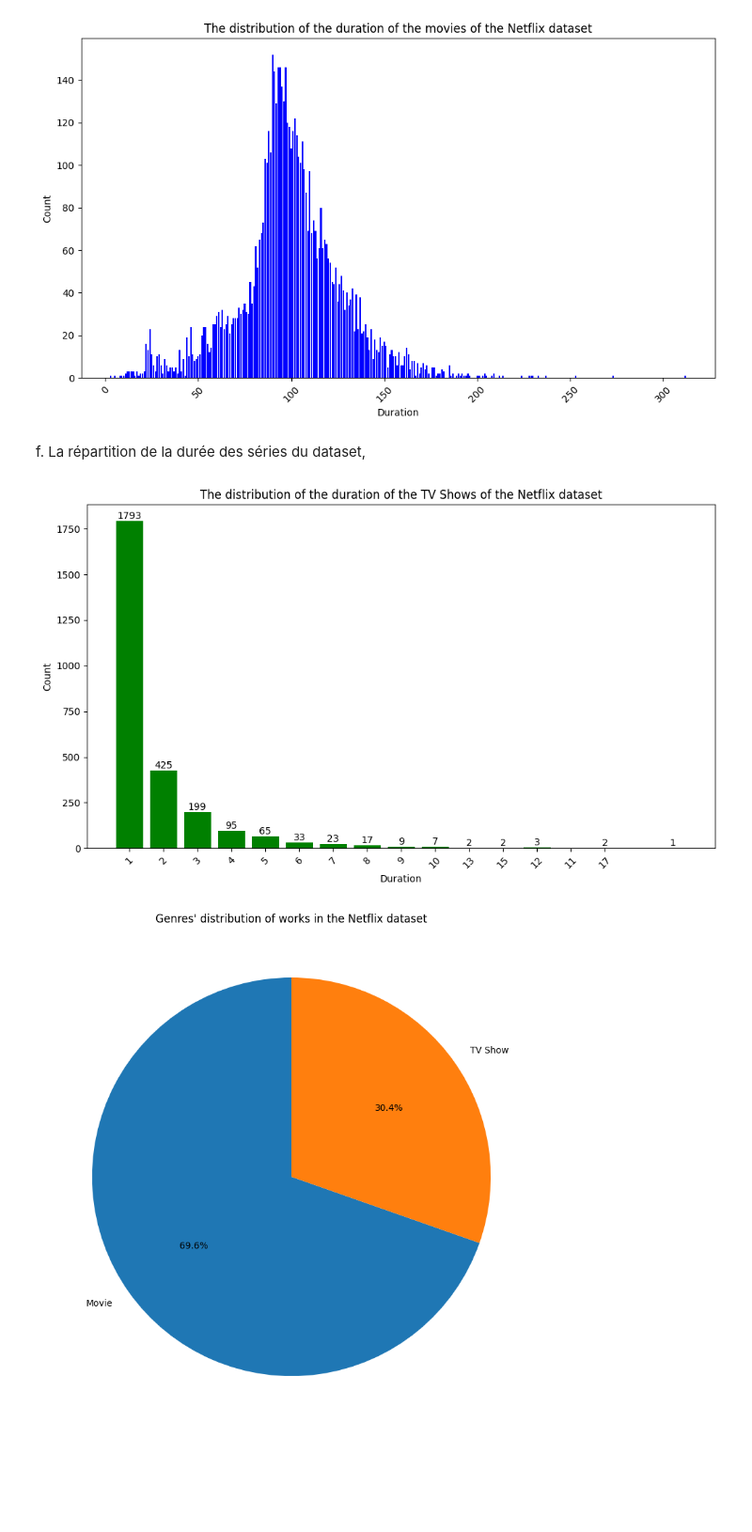
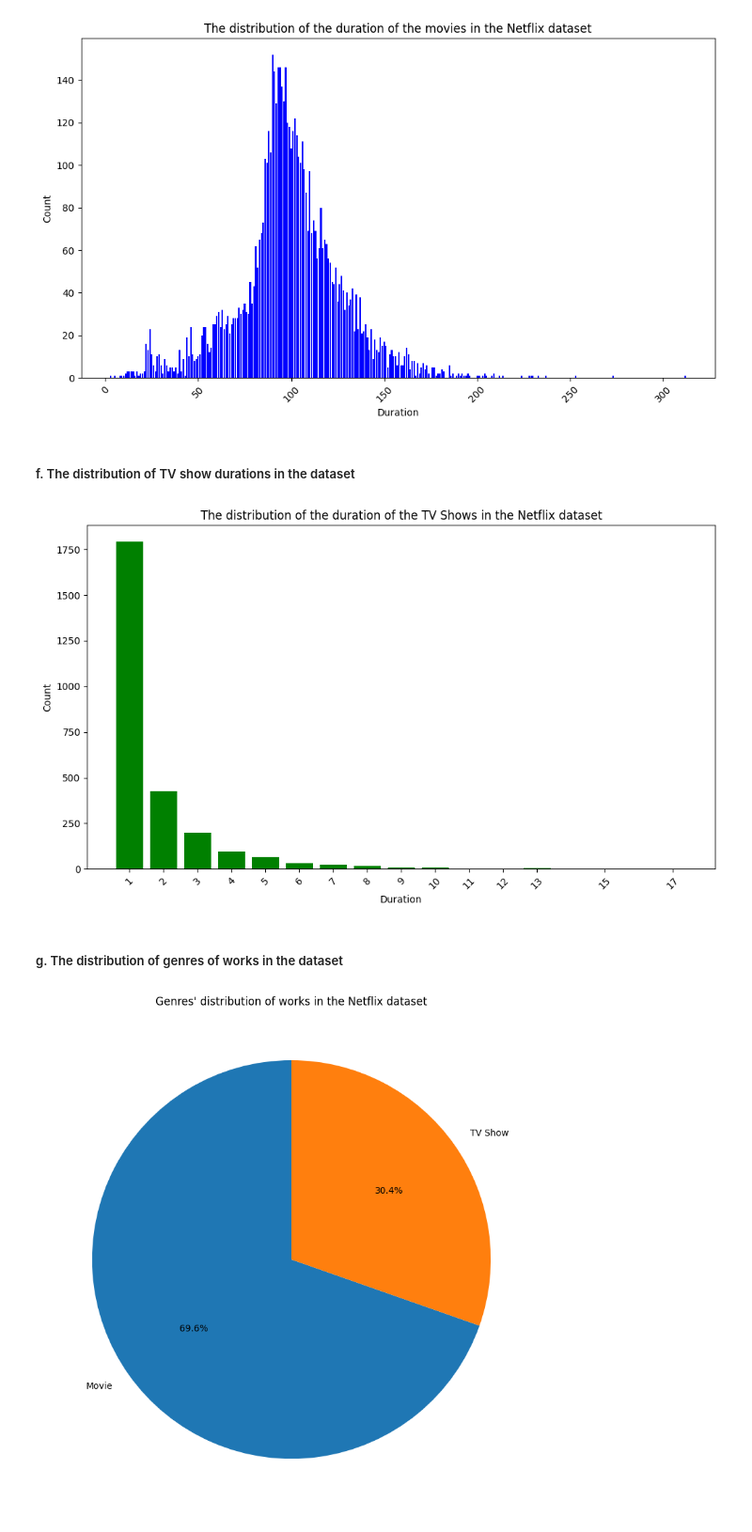
Before and after one commit to isabellek-source/Netflix_insights, a Jupyter notebook: Netflix_Data_Analysis.ipynb, the cells around one changed output. Shown at 94% size. Cells and saved outputs as stored; diff of their text form; code cells hidden in the pictures; blank space fills up the shorter version.

```diff
--- a/Netflix_Data_Analysis.ipynb
+++ b/Netflix_Data_Analysis.ipynb
@@ -323,0 +687,12 @@ Name: count, dtype: int64
+# %%
+# All the Louis CK movie are TV-MA ratings
+df_netflix.loc[df_netflix['director'] == 'Louis C.K.', 'rating'] = 'TV-MA'
+
+# NaN to PG-13
+df_netflix.loc[df_netflix['title'] == 'My Honor Was Loyalty', 'rating'] = 'PG-13'
+
+# NaN to NR (not rated)
+df_netflix.loc[df_netflix['title'] == 'Gargantia on the Verdurous Planet', 'rating'] = 'NR'
+
+# NaN to TV-G
+df_netflix.loc[df_netflix['title'].isin(['Little Lunch', '13TH: A Conversation with Oprah Winfrey & Ava DuVernay']), 'rating'] = 'TV-G'
@@ -323,0 +701,6 @@ Name: count, dtype: int64
+# %%
+# Printing the numbers who contains the NaN
+df_netflix['cast'].isna().sum()
+
+# Replacing countries with NS => Not Specifed
+df_netflix['cast']= df_netflix['cast'].replace({pd.NA: 'NS'})
@@ -493,4 +850,0 @@ e. La répartition de la durée des films du dataset,
-# %%
-dataset = "/Users/isabellekolodziej/Desktop/La Plateforme/Python/Netflix_insights/netflix_titles.csv"
-df_netflix = pd.read_csv(dataset)
-df_netflix.head(5)
@@ -510,4 +850,0 @@ df_netflix[(df_netflix['duration'] == '74 min') | (df_netflix['duration'] == '84
-# %%
-df_netflix.loc[df_netflix['duration'] == '74 min', 'duration'] = 74
-df_netflix.loc[df_netflix['duration'] == '84 min', 'duration'] = 84
-df_netflix.loc[df_netflix['duration'] == '66 min', 'duration'] = 66
@@ -554,28 +878,25 @@ fig = px.bar(x=duration_movie.index, y=duration_movie.values, color=duration_mov
 fig.update_layout(xaxis_tickangle=-45, legend_title='Duration')
 
 fig.show()
-# %% [markdown]
-f. La répartition de la durée des séries du dataset,
+# %% [markdown]
+##### f. The distribution of TV show durations in the dataset
 # %%
 #matplotlib
 series = df_netflix[df_netflix['type'] == 'TV Show']
 duration_series = series['duration'].value_counts()
 
 plt.figure(figsize=(10, 6))
 
 bars = plt.bar(duration_series.index, duration_series.values, color='green')
-for bar in bars:
-    height = bar.get_height()
-    plt.text(bar.get_x() + bar.get_width() / 2, height, height, ha='center', va='bottom')
 
-plt.title('The distribution of the duration of the TV Shows of the Netflix dataset')
+plt.title('The distribution of the duration of the TV Shows in the Netflix dataset')
 plt.xlabel('Duration')
 plt.ylabel('Count')
-plt.xticks(range(1, len(duration_series.index)+1), duration_series.index, rotation=45)
+plt.xticks(duration_series.index, rotation=45)
 plt.tight_layout()
 plt.show()
 # %% [output]
-[figure, old version]
+[figure, new version]
 # %%
 #plotly
 series = df_netflix[df_netflix['type'] == 'TV Show']
@@ -592,3 +911,5 @@ g. La répartition des genres d'œuvres du dataset
+# %% [markdown]
+##### g. The distribution of genres of works in the dataset
 # %%
 #matplotlib
 value_c = df_netflix['type'].value_counts()
```
Also changed, not shown: parts of 132 cells of this notebook.
